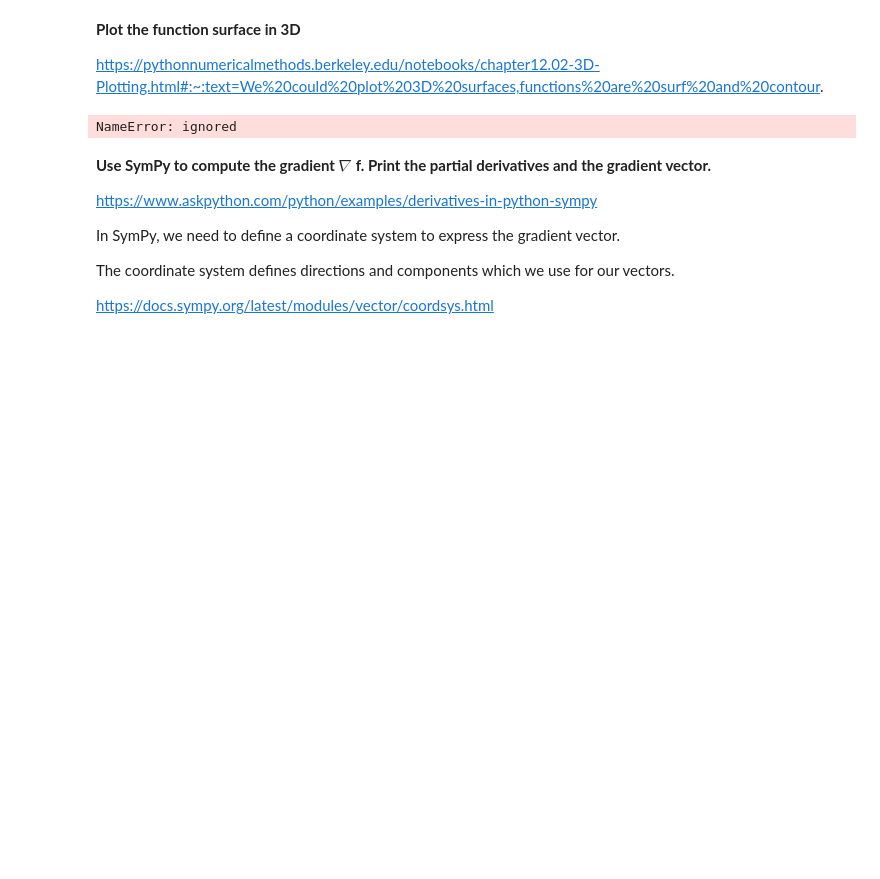
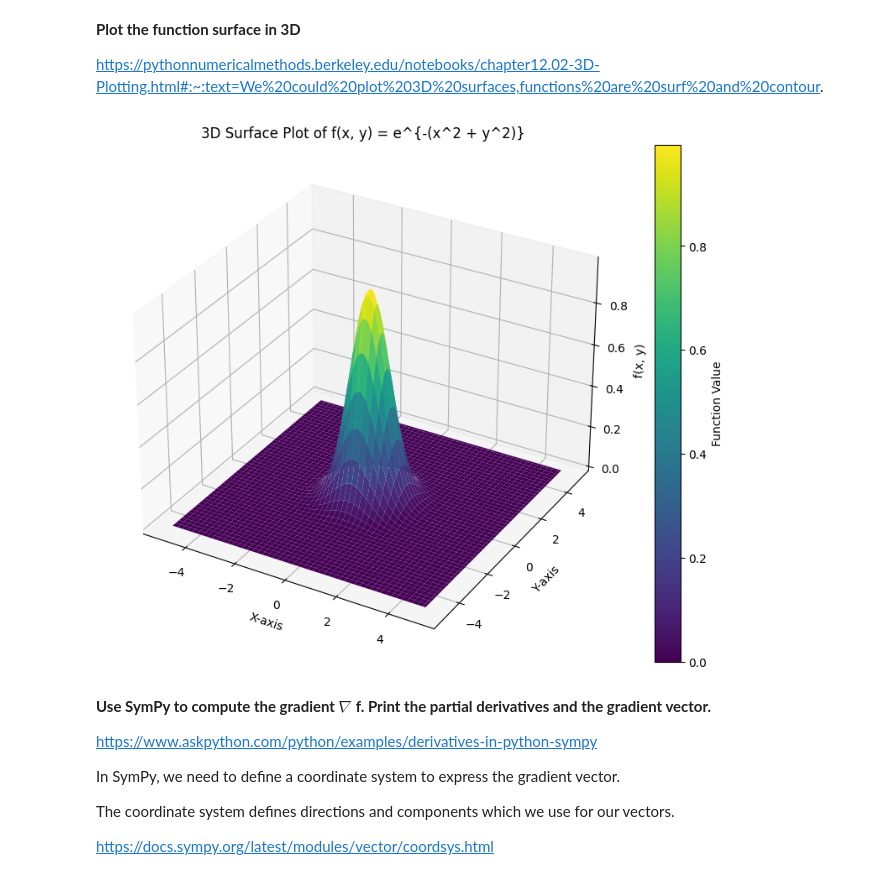
Before and after one commit to 2533Aryan/Deep-Learning, a Jupyter notebook: Lab 03/MTH354 Lab Assignment 3.ipynb, the cells around one changed output. Saved outputs shown, nothing was run; the diff lists cells and outputs as text; code cells hidden in the pictures; blank space fills up the shorter version.

```diff
--- a/Lab 03/MTH354 Lab Assignment 3.ipynb
+++ b/Lab 03/MTH354 Lab Assignment 3.ipynb
@@ -35,34 +63,39 @@ https://pythonnumericalmethods.berkeley.edu/notebooks/chapter12.02-3D-Plotting.h
 # %%
 import matplotlib.pyplot as plt
 from mpl_toolkits.mplot3d import Axes3D
 from matplotlib import cm
 
 # Define the range of values for x and y using linspace - try playing with these values
 x = np.linspace(-5, 5, 100)
 y = np.linspace(-5, 5, 100)
 
 # Create a grid of points from the ranges defined
 X, Y = np.meshgrid(x, y)
 
 # Calculate the values of the function f(x, y)
 Z = np.exp(-(X**2 + Y**2))
 
 # Create a 3D plot using Axes3D
-fig = plt.figure() # Defining the figure
+fig = plt.figure(figsize=(10, 8)) # Defining the figure
 ax = fig.add_subplot(111, projection='3d')
 surf = ax.plot_surface(X, Y, Z, cmap=cm.viridis)
 
 # Add labels and a color bar
 # Use code ax.set_xlabel('Label Name')
+ax.set_xlabel('X-axis')
+ax.set_ylabel('Y-axis')
+ax.set_zlabel('f(x, y)')
+ax.set_title('3D Surface Plot of f(x, y) = e^{-(x^2 + y^2)}')
 
-# Create a ScalarMappable to add a color bar
+# Add a color bar
 sm = plt.cm.ScalarMappable(cmap=cm.viridis)
 sm.set_array(Z)
 plt.colorbar(sm, label='Function Value', ax=ax)
 
 # Show the plot
+plt.show()
 # %% [output]
-NameError: ignored
+[figure, added]
 # %% [markdown]
 **Use SymPy to compute the gradient $\nabla$ f. Print the partial derivatives and the gradient vector.**
 
```
Also changed, not shown: parts of 9 cells of this notebook.
